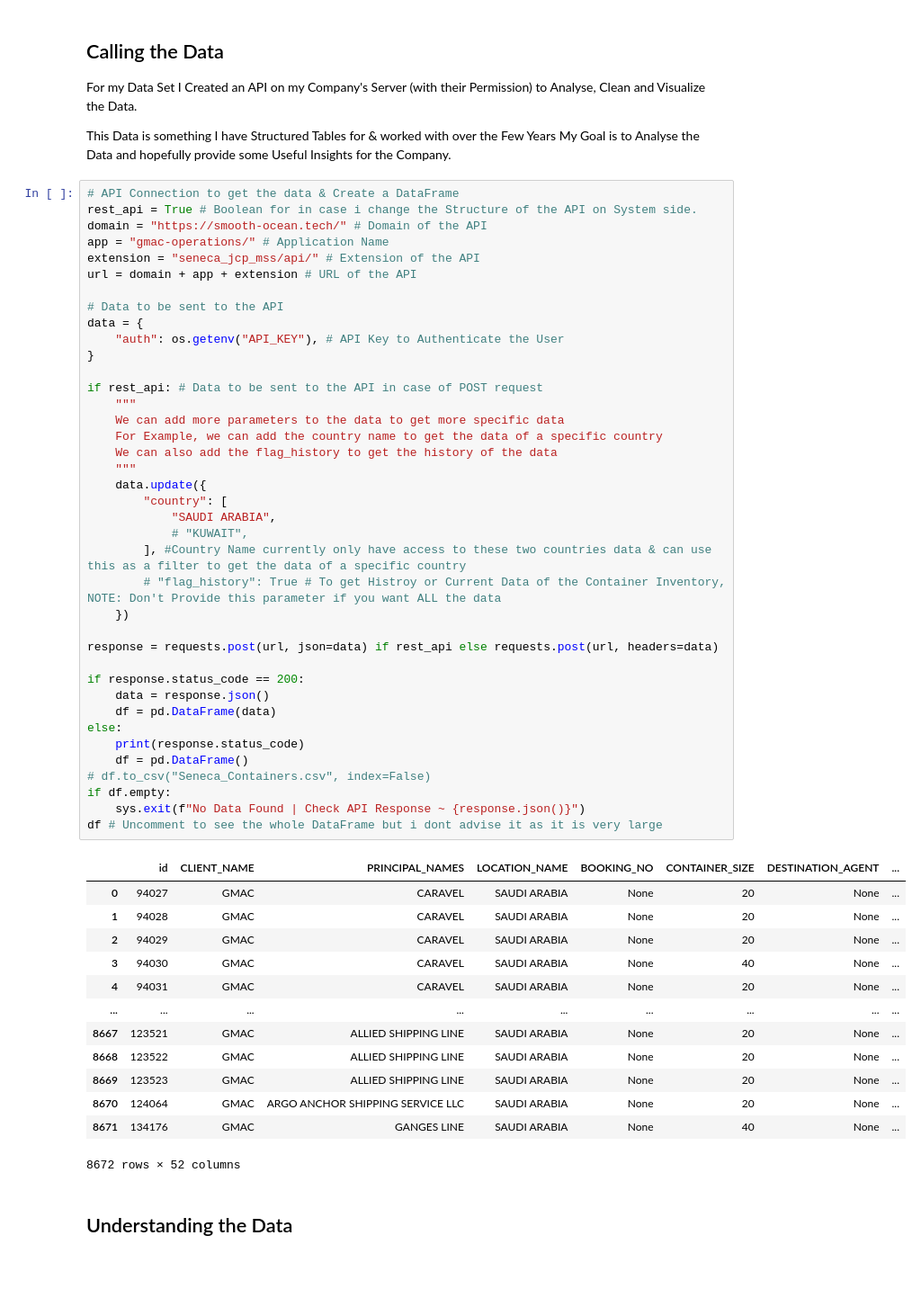
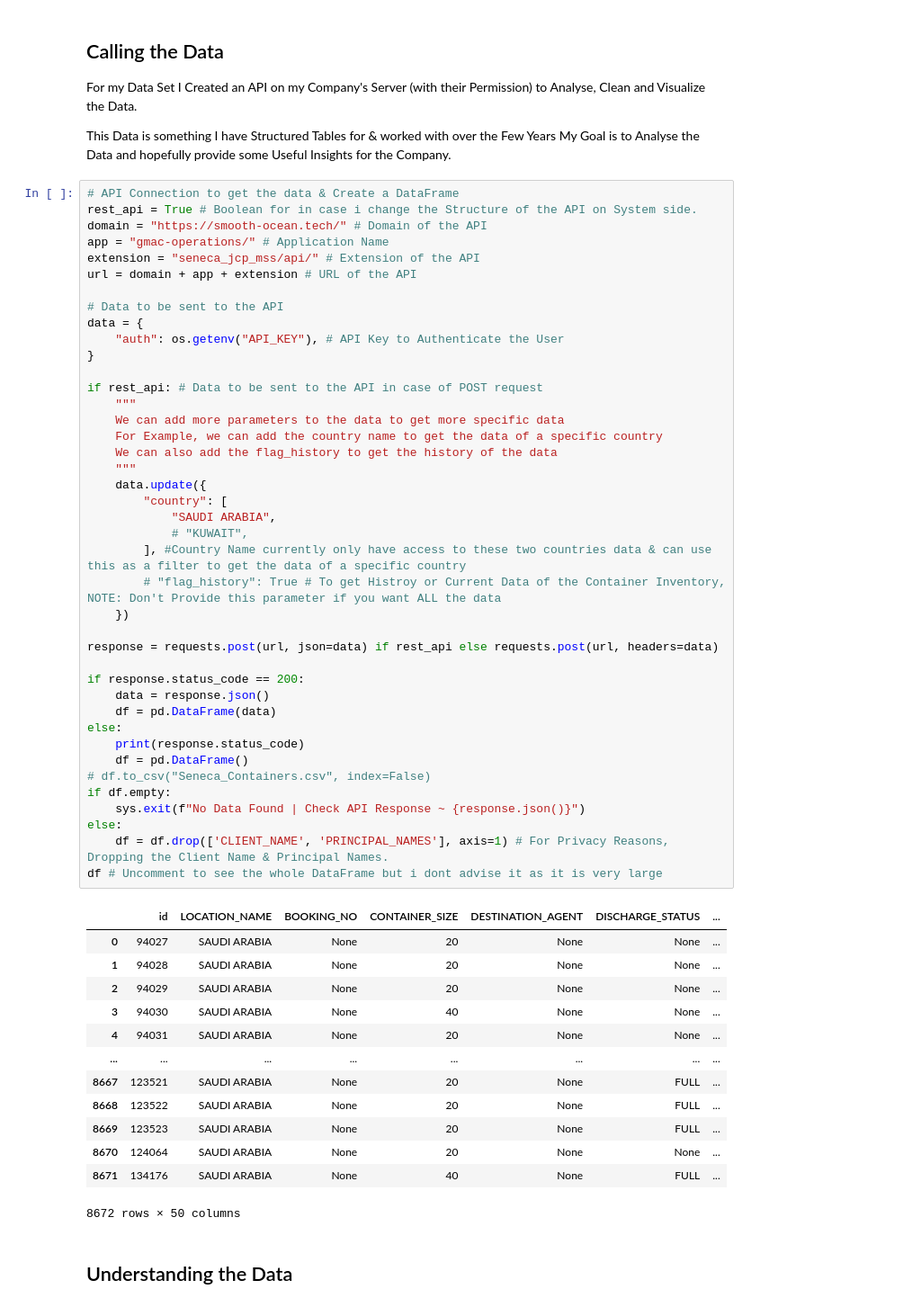
Before and after one commit to jcp-tech/Seneca_Class_Notes, a Jupyter notebook: Semester 1/AIG100 - Machine Learing/Project 1/Project 1 - AIG100 - Jonathan Chacko.ipynb, the cells around one changed output. Shown: that part at 90% size. Drawn from its saved outputs; the diff is of its cells as text; blank space fills up the shorter version.

Commit message:
Rek0ved Principal Names & Client Name for Privacy ~ ReRun.

```diff
--- a/Semester 1/AIG100 - Machine Learing/Project 1/Project 1 - AIG100 - Jonathan Chacko.ipynb
+++ b/Semester 1/AIG100 - Machine Learing/Project 1/Project 1 - AIG100 - Jonathan Chacko.ipynb
@@ -60,46 +60,48 @@ data = {
     "auth": os.getenv("API_KEY"), # API Key to Authenticate the User
 }
 
 if rest_api: # Data to be sent to the API in case of POST request
     """
     We can add more parameters to the data to get more specific data
     For Example, we can add the country name to get the data of a specific country
     We can also add the flag_history to get the history of the data
     """
     data.update({
         "country": [
             "SAUDI ARABIA",
             # "KUWAIT",
         ], #Country Name currently only have access to these two countries data & can use this as a filter to get the data of a specific country
         # "flag_history": True # To get Histroy or Current Data of the Container Inventory, NOTE: Don't Provide this parameter if you want ALL the data
     })
 
 response = requests.post(url, json=data) if rest_api else requests.post(url, headers=data)
 
 if response.status_code == 200:
     data = response.json()
     df = pd.DataFrame(data)
 else:
     print(response.status_code)
     df = pd.DataFrame()
 # df.to_csv("Seneca_Containers.csv", index=False)
 if df.empty:
     sys.exit(f"No Data Found | Check API Response ~ {response.json()}")
+else:
+    df = df.drop(['CLIENT_NAME', 'PRINCIPAL_NAMES'], axis=1) # For Privacy Reasons, Dropping the Client Name & Principal Names.
 df # Uncomment to see the whole DataFrame but i dont advise it as it is very large
 # %% [output]
-|  | id | CLIENT_NAME | PRINCIPAL_NAMES | LOCATION_NAME | BOOKING_NO | CONTAINER_SIZE | DESTINATION_AGENT | ... |
-| 0 | 94027 | GMAC | CARAVEL | SAUDI ARABIA | None | 20 | None | ... |
-| 1 | 94028 | GMAC | CARAVEL | SAUDI ARABIA | None | 20 | None | ... |
-| 2 | 94029 | GMAC | CARAVEL | SAUDI ARABIA | None | 20 | None | ... |
-| 3 | 94030 | GMAC | CARAVEL | SAUDI ARABIA | None | 40 | None | ... |
-| 4 | 94031 | GMAC | CARAVEL | SAUDI ARABIA | None | 20 | None | ... |
-| ... | ... | ... | ... | ... | ... | ... | ... | ... |
-| 8667 | 123521 | GMAC | ALLIED SHIPPING LINE | SAUDI ARABIA | None | 20 | None | ... |
-| 8668 | 123522 | GMAC | ALLIED SHIPPING LINE | SAUDI ARABIA | None | 20 | None | ... |
-| 8669 | 123523 | GMAC | ALLIED SHIPPING LINE | SAUDI ARABIA | None | 20 | None | ... |
-| 8670 | 124064 | GMAC | ARGO ANCHOR SHIPPING SERVICE LLC | SAUDI ARABIA | None | 20 | None | ... |
-| 8671 | 134176 | GMAC | GANGES LINE | SAUDI ARABIA | None | 40 | None | ... |
+|  | id | LOCATION_NAME | BOOKING_NO | CONTAINER_SIZE | DESTINATION_AGENT | DISCHARGE_STATUS | ... |
+| 0 | 94027 | SAUDI ARABIA | None | 20 | None | None | ... |
+| 1 | 94028 | SAUDI ARABIA | None | 20 | None | None | ... |
+| 2 | 94029 | SAUDI ARABIA | None | 20 | None | None | ... |
+| 3 | 94030 | SAUDI ARABIA | None | 40 | None | None | ... |
+| 4 | 94031 | SAUDI ARABIA | None | 20 | None | None | ... |
+| ... | ... | ... | ... | ... | ... | ... | ... |
+| 8667 | 123521 | SAUDI ARABIA | None | 20 | None | FULL | ... |
+| 8668 | 123522 | SAUDI ARABIA | None | 20 | None | FULL | ... |
+| 8669 | 123523 | SAUDI ARABIA | None | 20 | None | FULL | ... |
+| 8670 | 124064 | SAUDI ARABIA | None | 20 | None | None | ... |
+| 8671 | 134176 | SAUDI ARABIA | None | 40 | None | FULL | ... |
-8672 rows × 52 columns
+8672 rows × 50 columns
 # %% [markdown]
 ## Understanding the Data
 # %%
```
Also changed, not shown: parts of 2 cells of this notebook.
